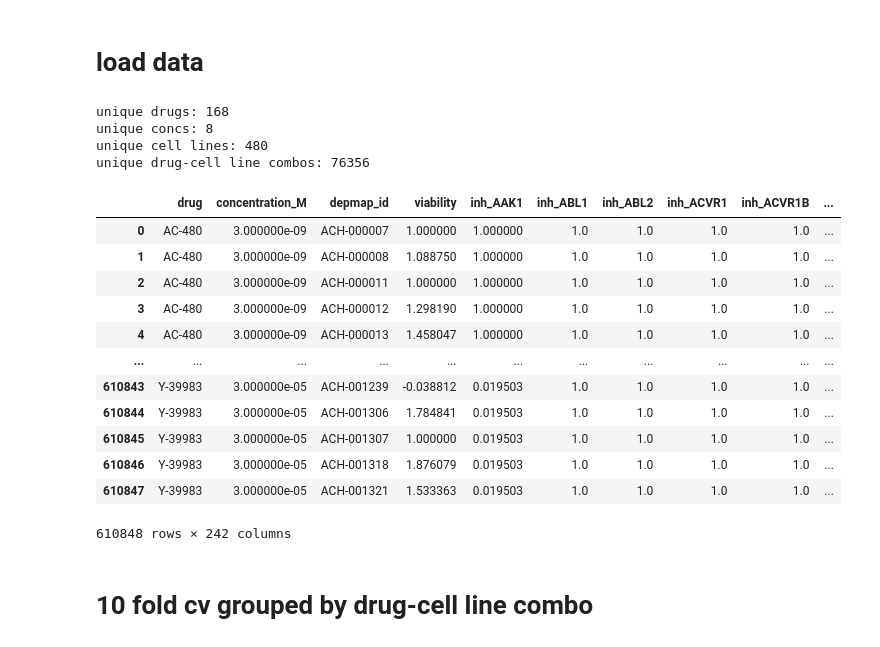
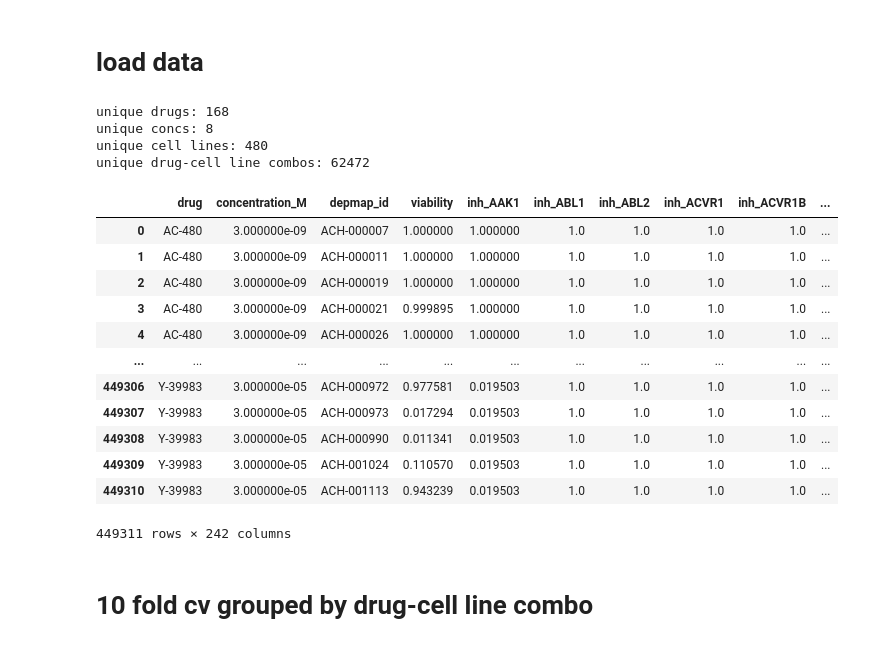
Before and after one commit to jstabet/KGNN-COMP683, a Jupyter notebook: src/baseline.ipynb, the cells around one changed output. Saved outputs shown, nothing was run; the diff lists cells and outputs as text; code cells hidden in the pictures.

```diff
--- a/src/baseline.ipynb
+++ b/src/baseline.ipynb
@@ -3,35 +3,35 @@
 # %%
 import pandas as pd
 
-df = pd.read_parquet('../results/kis_viability.parquet')
+df = pd.read_parquet('../results/kis_viability_filt.parquet')
 
 # add drug-cell line combo
 df['drug_cell_group'] = df['drug'] + "_" + df['depmap_id']
 
 print('unique drugs:', df['drug'].nunique())
 print('unique concs:', df['concentration_M'].nunique())
 print('unique cell lines:', df['depmap_id'].nunique())
 print('unique drug-cell line combos:', df['drug_cell_group'].nunique())
 
 df
 # %% [output]
 unique drugs: 168
 unique concs: 8
 unique cell lines: 480
-unique drug-cell line combos: 76356
+unique drug-cell line combos: 62472
 |  | drug | concentration_M | depmap_id | viability | inh_AAK1 | inh_ABL1 | inh_ABL2 | inh_ACVR1 | inh_ACVR1B | ... |
 | 0 | AC-480 | 3.000000e-09 | ACH-000007 | 1.000000 | 1.000000 | 1.0 | 1.0 | 1.0 | 1.0 | ... |
-| 1 | AC-480 | 3.000000e-09 | ACH-000008 | 1.088750 | 1.000000 | 1.0 | 1.0 | 1.0 | 1.0 | ... |
-| 2 | AC-480 | 3.000000e-09 | ACH-000011 | 1.000000 | 1.000000 | 1.0 | 1.0 | 1.0 | 1.0 | ... |
-| 3 | AC-480 | 3.000000e-09 | ACH-000012 | 1.298190 | 1.000000 | 1.0 | 1.0 | 1.0 | 1.0 | ... |
-| 4 | AC-480 | 3.000000e-09 | ACH-000013 | 1.458047 | 1.000000 | 1.0 | 1.0 | 1.0 | 1.0 | ... |
+| 1 | AC-480 | 3.000000e-09 | ACH-000011 | 1.000000 | 1.000000 | 1.0 | 1.0 | 1.0 | 1.0 | ... |
+| 2 | AC-480 | 3.000000e-09 | ACH-000019 | 1.000000 | 1.000000 | 1.0 | 1.0 | 1.0 | 1.0 | ... |
+| 3 | AC-480 | 3.000000e-09 | ACH-000021 | 0.999895 | 1.000000 | 1.0 | 1.0 | 1.0 | 1.0 | ... |
+| 4 | AC-480 | 3.000000e-09 | ACH-000026 | 1.000000 | 1.000000 | 1.0 | 1.0 | 1.0 | 1.0 | ... |
 | ... | ... | ... | ... | ... | ... | ... | ... | ... | ... | ... |
-| 610843 | Y-39983 | 3.000000e-05 | ACH-001239 | -0.038812 | 0.019503 | 1.0 | 1.0 | 1.0 | 1.0 | ... |
-| 610844 | Y-39983 | 3.000000e-05 | ACH-001306 | 1.784841 | 0.019503 | 1.0 | 1.0 | 1.0 | 1.0 | ... |
-| 610845 | Y-39983 | 3.000000e-05 | ACH-001307 | 1.000000 | 0.019503 | 1.0 | 1.0 | 1.0 | 1.0 | ... |
-| 610846 | Y-39983 | 3.000000e-05 | ACH-001318 | 1.876079 | 0.019503 | 1.0 | 1.0 | 1.0 | 1.0 | ... |
-| 610847 | Y-39983 | 3.000000e-05 | ACH-001321 | 1.533363 | 0.019503 | 1.0 | 1.0 | 1.0 | 1.0 | ... |
+| 449306 | Y-39983 | 3.000000e-05 | ACH-000972 | 0.977581 | 0.019503 | 1.0 | 1.0 | 1.0 | 1.0 | ... |
+| 449307 | Y-39983 | 3.000000e-05 | ACH-000973 | 0.017294 | 0.019503 | 1.0 | 1.0 | 1.0 | 1.0 | ... |
+| 449308 | Y-39983 | 3.000000e-05 | ACH-000990 | 0.011341 | 0.019503 | 1.0 | 1.0 | 1.0 | 1.0 | ... |
+| 449309 | Y-39983 | 3.000000e-05 | ACH-001024 | 0.110570 | 0.019503 | 1.0 | 1.0 | 1.0 | 1.0 | ... |
+| 449310 | Y-39983 | 3.000000e-05 | ACH-001113 | 0.943239 | 0.019503 | 1.0 | 1.0 | 1.0 | 1.0 | ... |
-610848 rows × 242 columns
+449311 rows × 242 columns
 # %% [markdown]
 # 10 fold cv grouped by drug-cell line combo
 # %%
```
Also changed, not shown: parts of 2 cells of this notebook, 47 other files.
